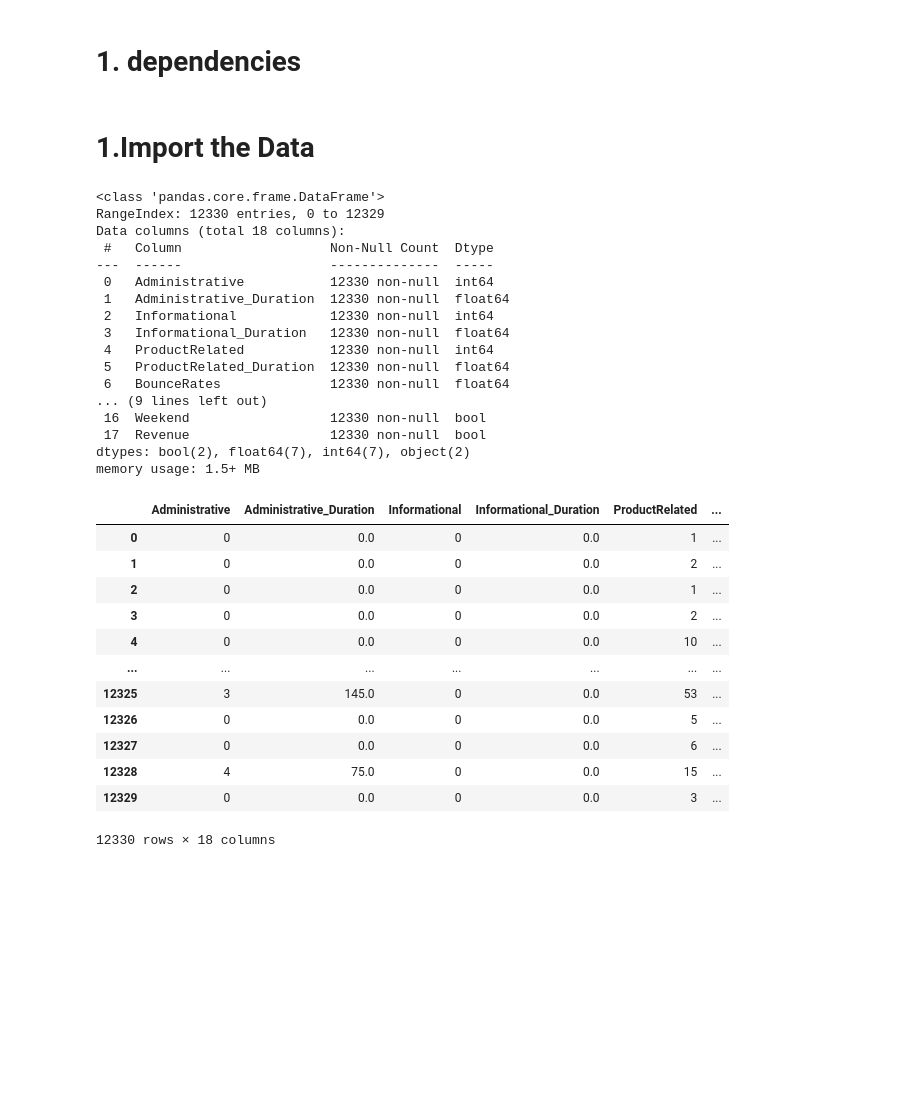
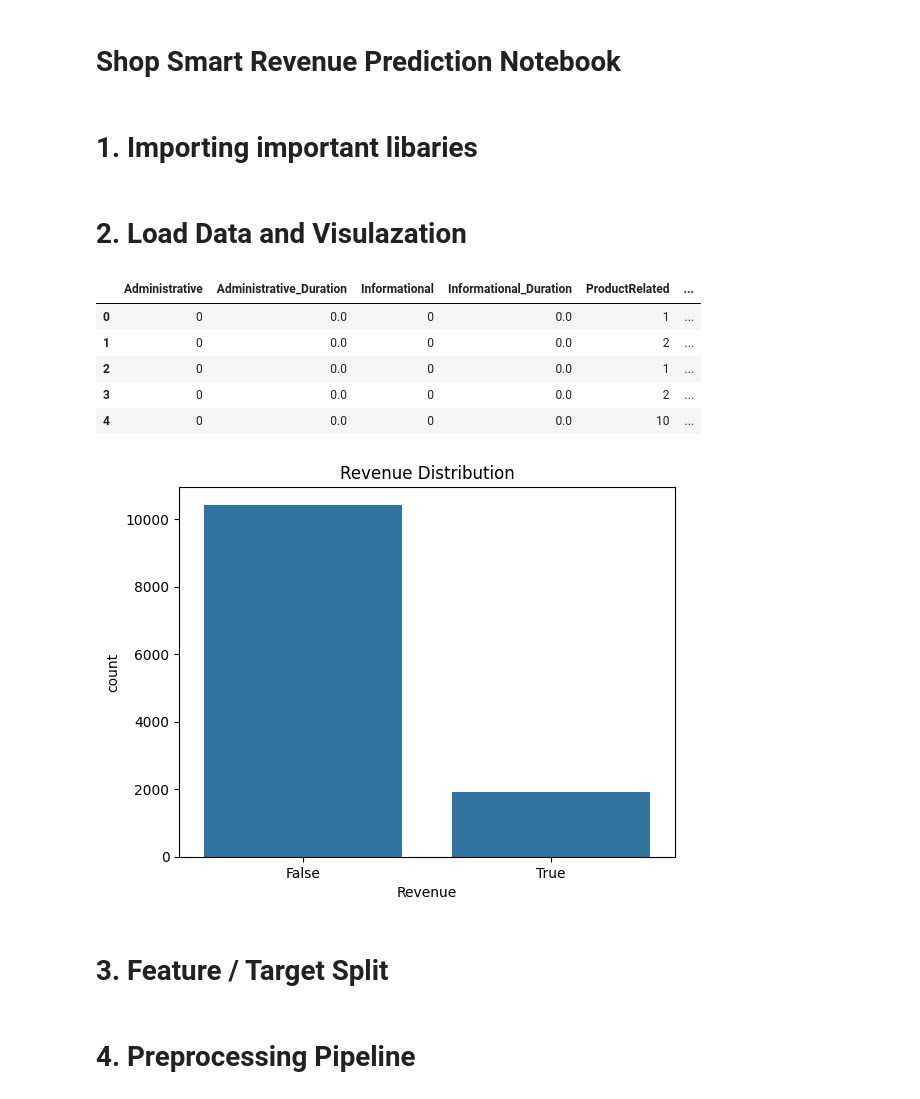
Before and after one commit to dronabopche/100-ML-AI-Project, a Jupyter notebook: ML_To_Train/08_SmartShop_pred/shop_smart_pred.ipynb, the cells around one changed output. Cells and saved outputs as stored; diff of their text form; code cells hidden in the pictures; blank space fills up the shorter version.

```diff
--- a/ML_To_Train/08_SmartShop_pred/shop_smart_pred.ipynb
+++ b/ML_To_Train/08_SmartShop_pred/shop_smart_pred.ipynb
@@ -5,4 +1,6 @@ for making a classification model to predict if a customer will buy or not
+# %% [markdown]
+# Shop Smart Revenue Prediction Notebook
 # %% [markdown]
-# 1. dependencies
+# 1. Importing important libaries
 # %%
 import pandas as pd
@@ -11,41 +10,19 @@ import seaborn as sns
-# %% [markdown]
-# 1.Import the Data
+# %% [markdown]
+# 2. Load Data and Visulazation
 # %%
-# Load the dataset
-data = pd.read_csv('dataset/shop_smart_ecommerce.csv')
+df = pd.read_csv('dataset/shop_smart_ecommerce.csv')
 
-data.info()
+df.head()
 # %% [output]
-<class 'pandas.core.frame.DataFrame'>
-RangeIndex: 12330 entries, 0 to 12329
-Data columns (total 18 columns):
- #   Column                   Non-Null Count  Dtype
----  ------                   --------------  -----
- 0   Administrative           12330 non-null  int64
- 1   Administrative_Duration  12330 non-null  float64
- 2   Informational            12330 non-null  int64
- 3   Informational_Duration   12330 non-null  float64
- 4   ProductRelated           12330 non-null  int64
- 5   ProductRelated_Duration  12330 non-null  float64
- 6   BounceRates              12330 non-null  float64
-... (9 lines left out)
- 16  Weekend                  12330 non-null  bool
- 17  Revenue                  12330 non-null  bool
-dtypes: bool(2), float64(7), int64(7), object(2)
-memory usage: 1.5+ MB
+|  | Administrative | Administrative_Duration | Informational | Informational_Duration | ProductRelated | ... |
+| 0 | 0 | 0.0 | 0 | 0.0 | 1 | ... |
+| 1 | 0 | 0.0 | 0 | 0.0 | 2 | ... |
+| 2 | 0 | 0.0 | 0 | 0.0 | 1 | ... |
+| 3 | 0 | 0.0 | 0 | 0.0 | 2 | ... |
+| 4 | 0 | 0.0 | 0 | 0.0 | 10 | ... |
-# %%
-data
-# %% [output]
-|  | Administrative | Administrative_Duration | Informational | Informational_Duration | ProductRelated | ... |
-| 0 | 0 | 0.0 | 0 | 0.0 | 1 | ... |
-| 1 | 0 | 0.0 | 0 | 0.0 | 2 | ... |
-| 2 | 0 | 0.0 | 0 | 0.0 | 1 | ... |
-| 3 | 0 | 0.0 | 0 | 0.0 | 2 | ... |
-| 4 | 0 | 0.0 | 0 | 0.0 | 10 | ... |
-| ... | ... | ... | ... | ... | ... | ... |
-| 12325 | 3 | 145.0 | 0 | 0.0 | 53 | ... |
-| 12326 | 0 | 0.0 | 0 | 0.0 | 5 | ... |
-| 12327 | 0 | 0.0 | 0 | 0.0 | 6 | ... |
-| 12328 | 4 | 75.0 | 0 | 0.0 | 15 | ... |
-| 12329 | 0 | 0.0 | 0 | 0.0 | 3 | ... |
-12330 rows × 18 columns
+# %%
+sns.countplot(x='Revenue', data=df)
+plt.title('Revenue Distribution')
+plt.show()
+# %% [output]
+[figure, added]
@@ -51,0 +44,2 @@ data
+# %% [markdown]
+# 3. Feature / Target Split
@@ -51,0 +49,2 @@ data
+# %% [markdown]
+# 4. Preprocessing Pipeline
```
Also changed, not shown: parts of 19 cells of this notebook, 12 other files.
